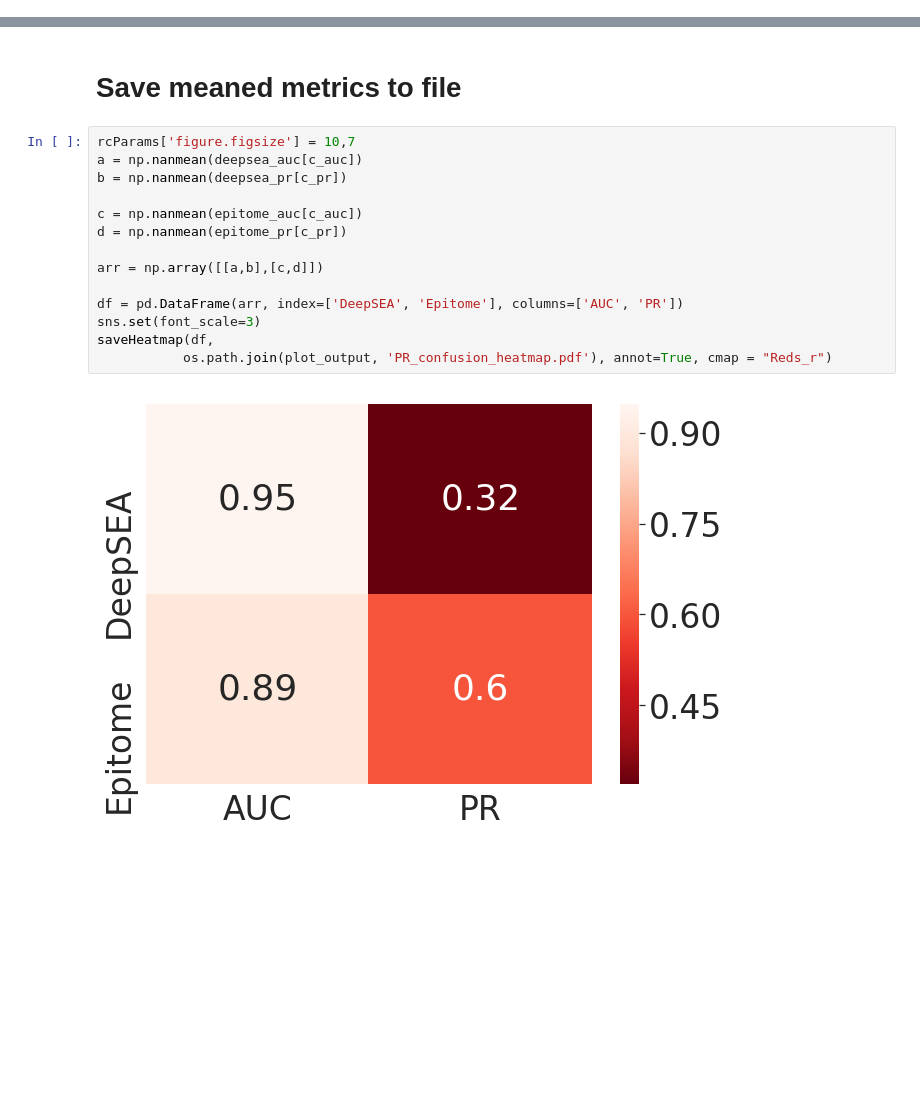
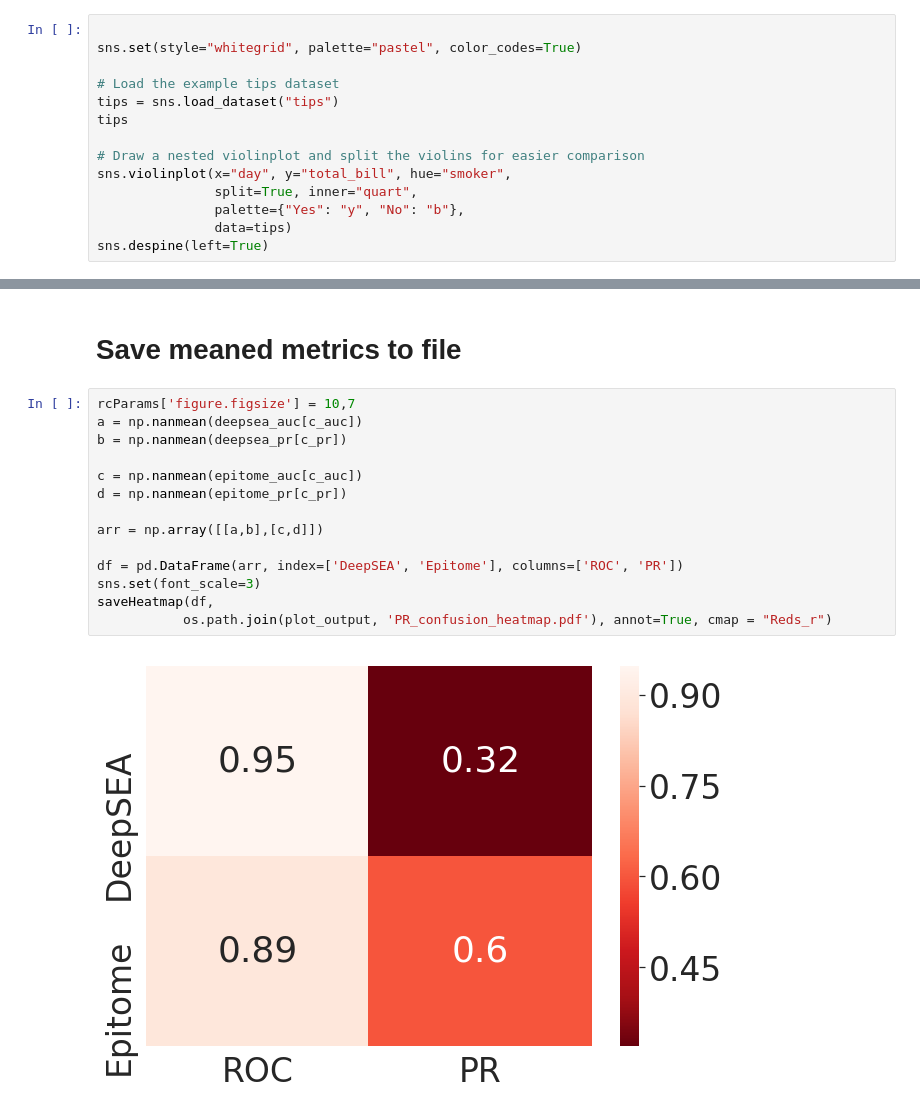
Before and after one commit to YosefLab/epitome, a Jupyter notebook: dnase/Metrics/Compare_Methods.ipynb, the cells around one changed output, grey strips where cells are left out. Drawn from its saved outputs; the diff is of its cells as text; blank space fills up the shorter version.

```diff
--- a/dnase/Metrics/Compare_Methods.ipynb
+++ b/dnase/Metrics/Compare_Methods.ipynb
@@ -119,0 +122,14 @@ c_pr = intersection(c1,c2)
+# %%
+
+sns.set(style="whitegrid", palette="pastel", color_codes=True)
+
+# Load the example tips dataset
+tips = sns.load_dataset("tips")
+tips
+
+# Draw a nested violinplot and split the violins for easier comparison
+sns.violinplot(x="day", y="total_bill", hue="smoker",
+               split=True, inner="quart",
+               palette={"Yes": "y", "No": "b"},
+               data=tips)
+sns.despine(left=True)
@@ -139,16 +211,16 @@ saveHeatmap(df,
 # %%
 rcParams['figure.figsize'] = 10,7
 a = np.nanmean(deepsea_auc[c_auc])
 b = np.nanmean(deepsea_pr[c_pr])
 
 c = np.nanmean(epitome_auc[c_auc])
 d = np.nanmean(epitome_pr[c_pr])
 
 arr = np.array([[a,b],[c,d]])
 
-df = pd.DataFrame(arr, index=['DeepSEA', 'Epitome'], columns=['AUC', 'PR'])
+df = pd.DataFrame(arr, index=['DeepSEA', 'Epitome'], columns=['ROC', 'PR'])
 sns.set(font_scale=3)
 saveHeatmap(df,
            os.path.join(plot_output, 'PR_confusion_heatmap.pdf'), annot=True, cmap = "Reds_r")
 # %% [output]
-[figure, old version]
+[figure, new version]
```
Also changed, not shown: parts of 7 cells of this notebook, 9 other files.
